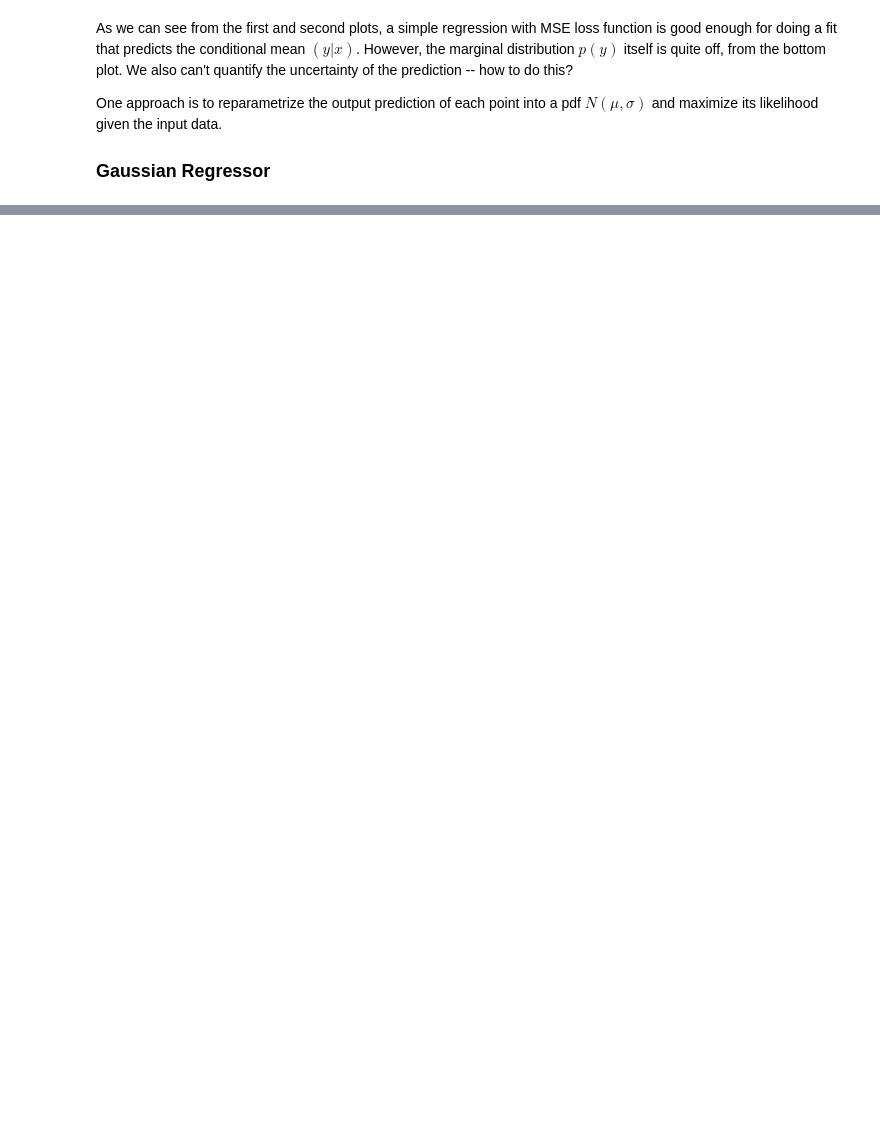
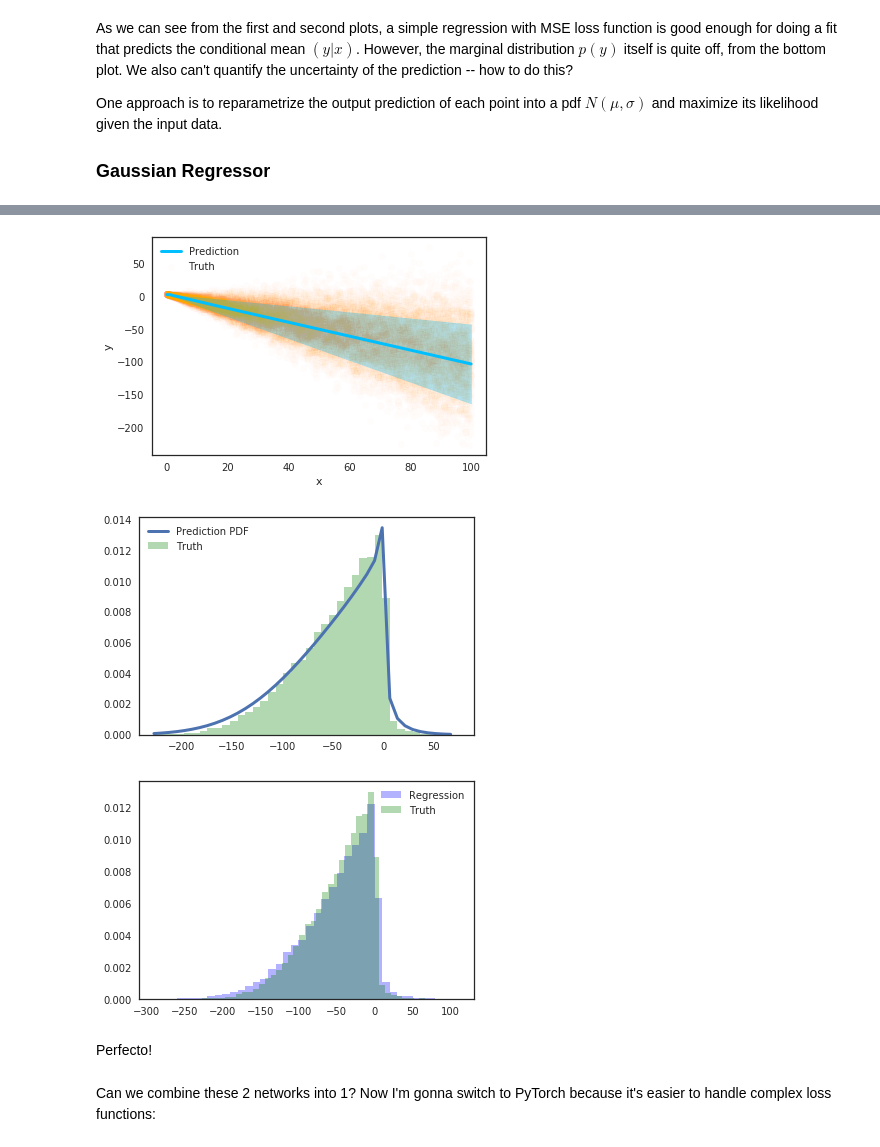
Before and after one commit to thongonary/Thoughts, a Jupyter notebook: Uncertainty quantification for regression.ipynb, the cells around one changed output, grey strips where cells are left out. Cells and saved outputs as stored; diff of their text form; code cells hidden in the pictures; blank space fills up the shorter version.

```diff
--- a/Uncertainty quantification for regression.ipynb
+++ b/Uncertainty quantification for regression.ipynb
@@ -392,0 +397,16 @@ It's not perfect, but much better!
+# %%
+def quantile_loss(true, pred):
+    alpha = 0.841 # 84.1 - 50 = 34.1 = 1 sigma away from the mean
+    err = true-pred
+    return K.tf.where(err>=0, alpha*err, (alpha-1)*err)
+inputs = Input(shape=(1,))
+hidden = Dense(1000, activation='relu')(inputs)
+output = Dense(1)(hidden)
+
+quantile_model = Model(inputs, output)
+quantile_model.compile(loss=quantile_loss, optimizer='adam')
+quantile_model.summary()
+
+quantile_model.fit(x_train, y_train,
+            epochs=50, batch_size=100, verbose=1
+          )
@@ -392,0 +432,41 @@ It's not perfect, but much better!
+# %%
+upper_bound = quantile_model.predict(x).flatten()
+
+plt.scatter(x,yval, color='orange', label='Truth', alpha=0.01)
+plt.plot(x, yhat, linewidth=3, color='deepskyblue', label='Prediction')
+plt.fill_between(x, 2*yhat-upper_bound, upper_bound, alpha=0.3, color='deepskyblue')
+
+plt.xlabel('x')
+plt.ylabel('y')
+plt.legend(loc='best')
+plt.show()
+
+N_bins = 40
+
+l_bound = min(yval)
+u_bound = max(yval)
+bin_width = (u_bound - l_bound)/N_bins
+z = np.arange(l_bound, u_bound, bin_width)
+std_pred = upper_bound-yhat
+bin_content = sum_of_gaussians(z, yhat, std_pred)
+plt.figure()
+plt.plot(z,bin_content, linewidth=3, label='Prediction PDF')
+plt.hist(yval, color='green', bins=N_bins, alpha=0.3, label='Truth', density=True)
+plt.legend(loc='best')
+plt.show()
+
+# Sample from predict PDF to get a new dataset
+yregressed = yhat + np.random.normal(0, np.absolute(std_pred))
+plt.figure()
+plt.hist(yregressed, color='blue', bins=N_bins, alpha=0.3, label='Regression', density=True)
+plt.hist(yval, color='green', bins=N_bins, alpha=0.3, label='Truth', density=True)
+plt.legend(loc='best')
+plt.show()
+# %% [output]
+[figure, added]
+[figure, added]
+[figure, added]
+# %% [markdown]
+Perfecto!
+# %% [markdown]
+Can we combine these 2 networks into 1? Now I'm gonna switch to PyTorch because it's easier to handle complex loss functions:
```
Also changed, not shown: parts of 17 cells of this notebook.
